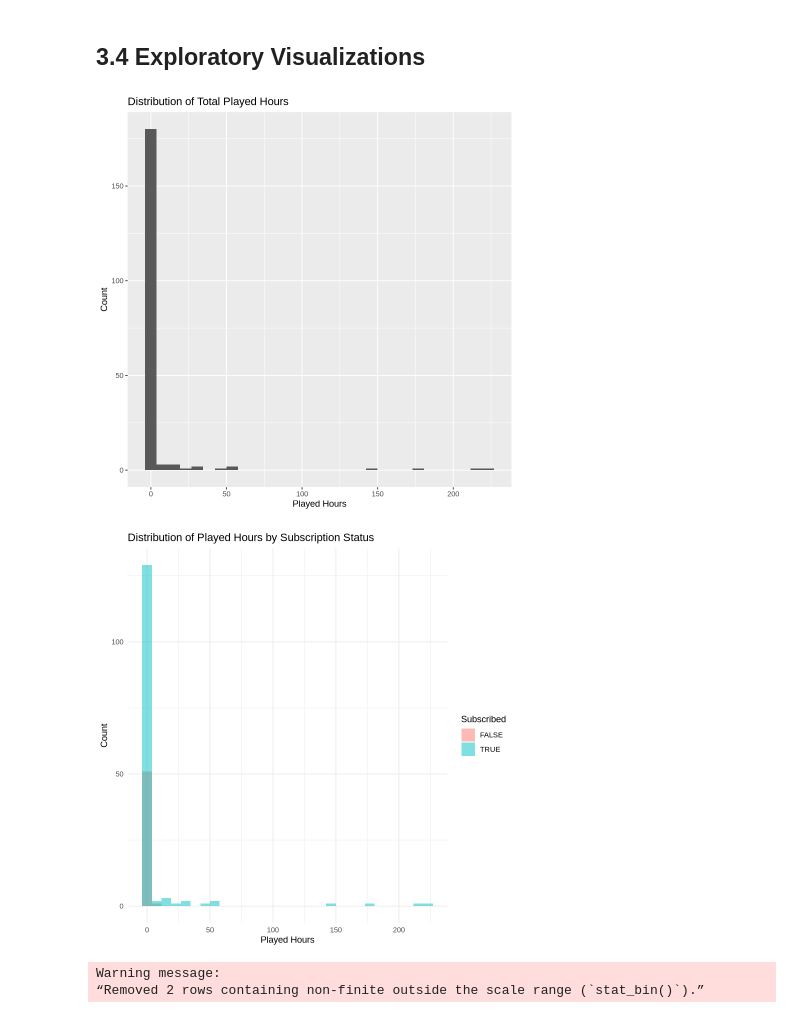
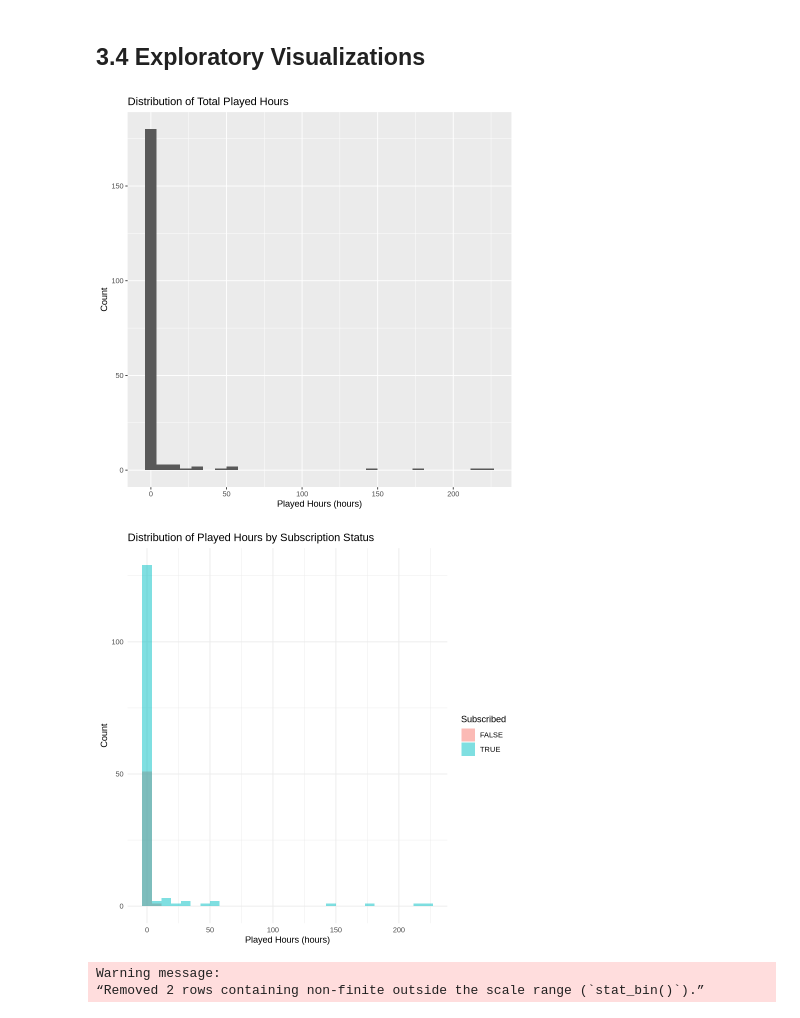
Before and after one commit to Adil-Bee200/Individual-report, a Jupyter notebook: Individual_report.ipynb, the cells around one changed output. Cells and saved outputs as stored; diff of their text form; code cells hidden in the pictures.

```diff
--- a/Individual_report.ipynb
+++ b/Individual_report.ipynb
@@ -112,21 +122,21 @@ A data.frame: 1 × 4
 # %%
 ggplot(players_tidy, aes(x = played_hours)) +
   geom_histogram(bins = 30) +
   labs(title = "Distribution of Total Played Hours",
-       x = "Played Hours",
+       x = "Played Hours (hours)",
        y = "Count")
 # %% [output]
-[figure, old version]
+[figure, new version]
 # %%
 ggplot(players_tidy, aes(x = played_hours, fill = subscribe)) +
   geom_histogram(position = "identity", alpha = 0.5, bins = 30) +
   labs(title = "Distribution of Played Hours by Subscription Status",
-       x = "Played Hours",
+       x = "Played Hours (hours)",
        y = "Count",
        fill = "Subscribed") +
   theme_minimal()
 # %% [output]
-[figure, old version]
+[figure, new version]
 # %%
 ggplot(players_tidy, aes(x = Age, fill = subscribe)) +
   geom_histogram(position = "identity", alpha = 0.6, bins = 20) +
```
Also changed, not shown: parts of 3 cells of this notebook.
